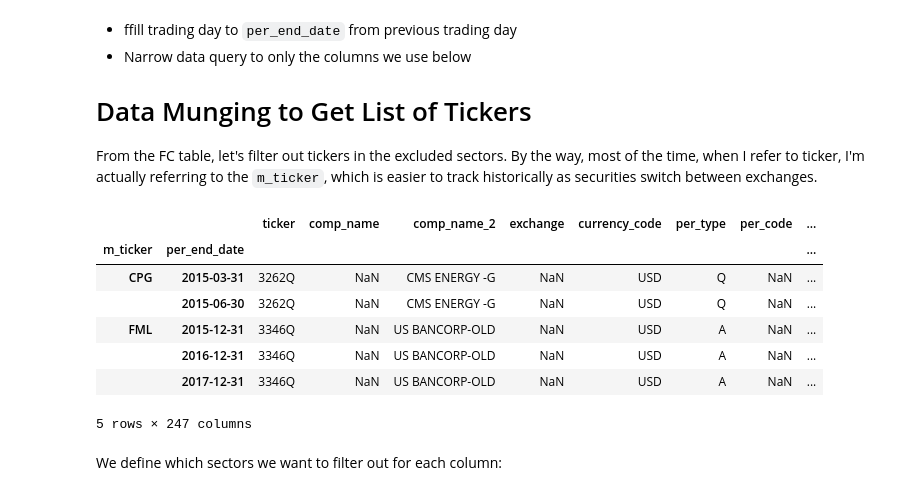
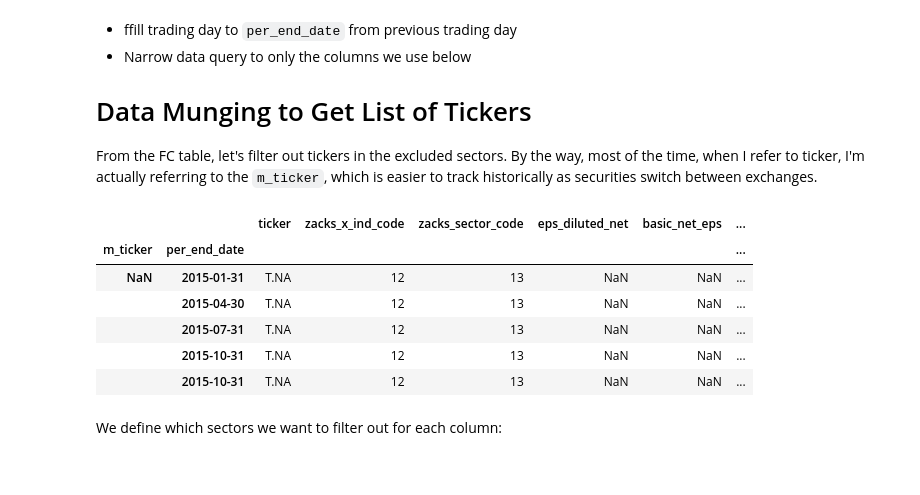
Before and after one commit to ethho/finm-33150, a Jupyter notebook: 20230126_hw3_ho_ethan_12350006.ipynb, the cells around one changed output. Cells and saved outputs as stored; diff of their text form; code cells hidden in the pictures.

```diff
--- a/20230126_hw3_ho_ethan_12350006.ipynb
+++ b/20230126_hw3_ho_ethan_12350006.ipynb
@@ -63,6 +63,17 @@ def get_quandl_api_key() -> str:
     key = secrets.get('NASTAQ_DATA_API_KEY')
     assert key, f"NASTAQ_DATA_API_KEY field in secrets.json is empty or does not exist"
     return key
+
+def strip_str_dtypes(df: pd.DataFrame) -> pd.DataFrame:
+    """
+    Given a DataFrame, strips values in columns with string or object
+    dtype. I noticed that this was an issue when I saw some m_ticker values
+    like "AAPL       " with trailing whitespace.
+    """
+    for col in df.columns:
+        if pd.api.types.is_string_dtype(df[col]) or pd.api.types.is_object_dtype(df[col]):
+            df[col] = df[col].str.strip()
+    return df
 
 @memoize_df(cache_dir='/tmp/memoize')
 def fetch_quandl_quotemedia_prices(
@@ -106,12 +117,7 @@ def risk_free_rate(**kw) -> float:
 
 First, let's fetch the Zacks Fundmentals B. I chose to download zip archives as documented in the [Quandl API docs](https://github.com/quandl/quandl-python/blob/master/FOR_DEVELOPERS.md#datatable).
 # %%
-! mkdir -p data
-for table in (
-    'FC', 'FR',
-    'MT', 'HDM',
-    'MKTV', 'SHRS',
-):
+def fetch_zfb_table(table: str, include_cols: Optional[List] = None) -> pd.DataFrame:
     table_lower = table.lower()
     zip_fp = f'data/zacks_{table.lower()}.zip'
     if os.path.isfile(zip_fp):
@@ -125,6 +131,23 @@ for table in (
             export_table_kwargs['per_end_date'] = {
                 'gte': "2015-01-01", 'lte': "2022-01-01"
             }
+        if include_cols:
+            export_table_kwargs['qopts'] = {'columns': include_cols}
         fp = quandl.export_table(f'ZACKS/{table}',**export_table_kwargs)
         print(f"Wrote ZIP file to {zip_fp}")
     ! unzip -o -d data/zacks_{table_lower} {zip_fp}
+
+    # DataFrame preprocessing
+    df = pd.read_csv(*glob(f'data/zacks_{table_lower}/*.csv'))
+    df = strip_str_dtypes(df)
+
+    # Set MultiIndex of date and m_ticker
+    if 'per_end_date' in df.columns:
+        df['per_end_date'] = pd.to_datetime(df['per_end_date'])
+        df.set_index(['m_ticker', 'per_end_date'], inplace=True)
+        df.sort_index(level=(0, 1), inplace=True)
+    else:
+        df.set_index('m_ticker', inplace=True)
+        df.sort_index(inplace=True)
+
+    return df
@@ -202,26 +243,17 @@ Find $\ge$ 200 tickers where the following conditions are met for our analysis p
 
 From the FC table, let's filter out tickers in the excluded sectors. By the way, most of the time, when I refer to ticker, I'm actually referring to the `m_ticker`, which is easier to track historically as securities switch between exchanges.
 # %%
-fc = pd.read_csv(*glob('data/zacks_fc/*.csv'), low_memory=True)
-
-# Set int dtype for industry codes
 fc['zacks_sector_code'] = fc['zacks_sector_code'].fillna(-1.).astype(int)
 fc['zacks_x_ind_code'] = fc['zacks_x_ind_code'].fillna(-1.).astype(int)
-
-# Set MultiIndex of date and m_ticker
-fc['per_end_date'] = pd.to_datetime(fc['per_end_date'])
-fc.sort_values(by='per_end_date')
-fc.set_index(['m_ticker', 'per_end_date'], inplace=True)
 fc.head()
 # %% [output]
-|  |  | ticker | comp_name | comp_name_2 | exchange | currency_code | per_type | per_code | ... |
-| m_ticker | per_end_date |  |  |  |  |  |  |  | ... |
-| CPG | 2015-03-31 | 3262Q | NaN | CMS ENERGY -G | NaN | USD | Q | NaN | ... |
-|  | 2015-06-30 | 3262Q | NaN | CMS ENERGY -G | NaN | USD | Q | NaN | ... |
-| FML | 2015-12-31 | 3346Q | NaN | US BANCORP-OLD | NaN | USD | A | NaN | ... |
-|  | 2016-12-31 | 3346Q | NaN | US BANCORP-OLD | NaN | USD | A | NaN | ... |
-|  | 2017-12-31 | 3346Q | NaN | US BANCORP-OLD | NaN | USD | A | NaN | ... |
+|  |  | ticker | zacks_x_ind_code | zacks_sector_code | eps_diluted_net | basic_net_eps | ... |
+| m_ticker | per_end_date |  |  |  |  |  | ... |
+| NaN | 2015-01-31 | T.NA | 12 | 13 | NaN | NaN | ... |
+|  | 2015-04-30 | T.NA | 12 | 13 | NaN | NaN | ... |
+|  | 2015-07-31 | T.NA | 12 | 13 | NaN | NaN | ... |
+|  | 2015-10-31 | T.NA | 12 | 13 | NaN | NaN | ... |
+|  | 2015-10-31 | T.NA | 12 | 13 | NaN | NaN | ... |
-5 rows × 247 columns
 # %% [markdown]
 We define which sectors we want to filter out for each column:
 # %%
```
Also changed, not shown: parts of 29 cells of this notebook.
